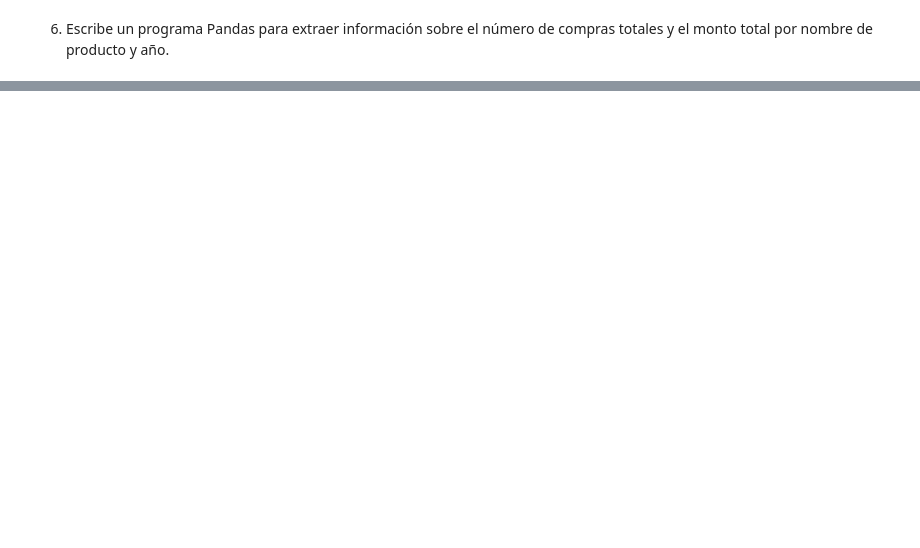
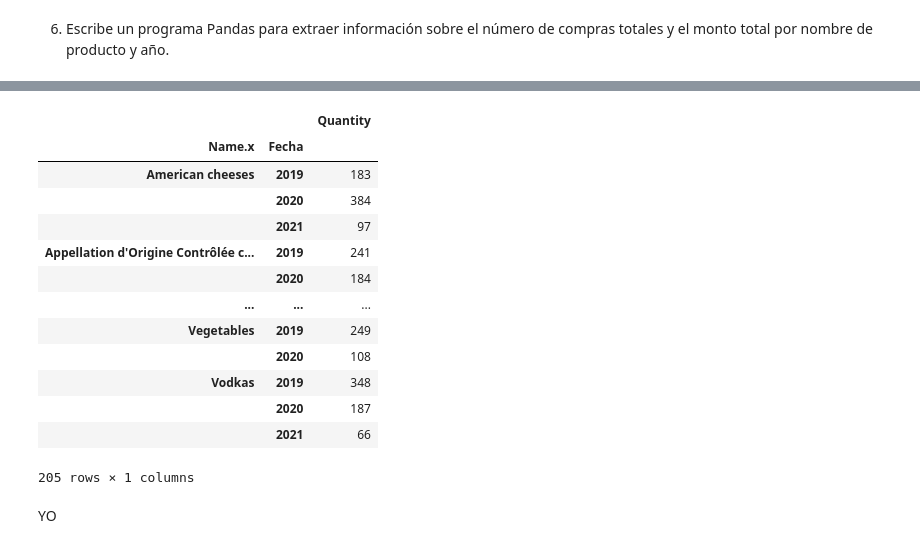
Before and after one commit to belen1993/belendata, a Jupyter notebook: pandas/03.2.Ejercicios_panda_DataFrames_2.ipynb, the cells around one changed output, grey strips where cells are left out. Drawn from its saved outputs; the diff is of its cells as text; code cells hidden in the pictures; blank space fills up the shorter version.

Commit message:
actualizacion

```diff
--- a/pandas/03.2.Ejercicios_panda_DataFrames_2.ipynb
+++ b/pandas/03.2.Ejercicios_panda_DataFrames_2.ipynb
@@ -64,0 +176,27 @@ gdf["total_delay"].groupby(level=0, group_keys=False).nlargerst()
+# %%
+import pandas as pd
+import os
+from tabulate import tabulate
+
+# Verificar si el archivo existe
+file_path = 'FoodMarket.xlsx'
+if os.path.exists(file_path):
+	# Cargar las hojas del archivo Excel
+	# Suponemos que las hojas se llaman 'Productos' y 'Ventas'
+	Products = pd.read_excel(file_path, sheet_name='Products')
+	Purchases = pd.read_excel(file_path, sheet_name='Purchases')
+
+	# Verificar las columnas disponibles
+	print(Products.columns)
+	print(Purchases.columns)
+
+	# Mezclar los dataframes en base a una columna común (por ejemplo, 'Product')
+	# Asegúrate de que ambas tablas tengan una columna que permita relacionarlas
+	merged_df = pd.merge(Purchases, Products, left_on='Product', right_on='Product', how='inner')
+	# Mostrar el dataframe combinado
+	print(merged_df)
+
+	# Guardar el dataframe combinado en un nuevo archivo Excel (opcional)
+	merged_df.to_excel('FoodMarket_Merged.xlsx', index=False)
+else:
+	print(f"El archivo {file_path} no se encuentra en el directorio actual.")
@@ -66,0 +235,21 @@ gdf["total_delay"].groupby(level=0, group_keys=False).nlargerst()
+# %%
+gdf = merged_df.groupby(['Name.x', merged_df['Fecha'].dt.year]
+                ).agg({'Quantity': sum})
+gdf
+# %% [output]
+|  |  | Quantity |
+| Name.x | Fecha |  |
+| American cheeses | 2019 | 183 |
+|  | 2020 | 384 |
+|  | 2021 | 97 |
+| Appellation d'Origine Contrôlée c... | 2019 | 241 |
+|  | 2020 | 184 |
+| ... | ... | ... |
+| Vegetables | 2019 | 249 |
+|  | 2020 | 108 |
+| Vodkas | 2019 | 348 |
+|  | 2020 | 187 |
+|  | 2021 | 66 |
+205 rows × 1 columns
+# %% [markdown]
+YO
```
Also changed, not shown: parts of 19 cells of this notebook, 22 other files.
